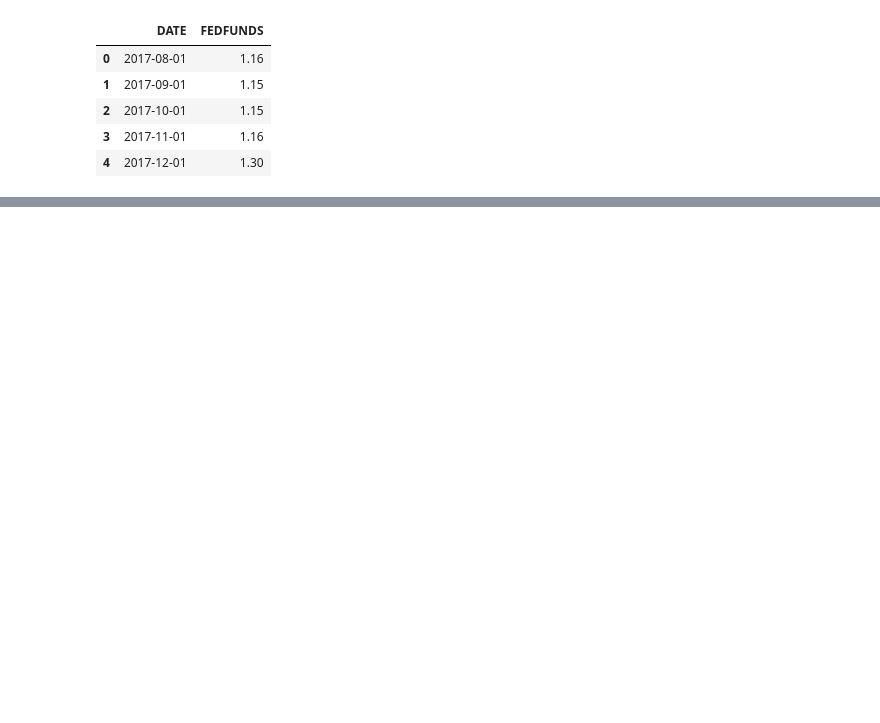
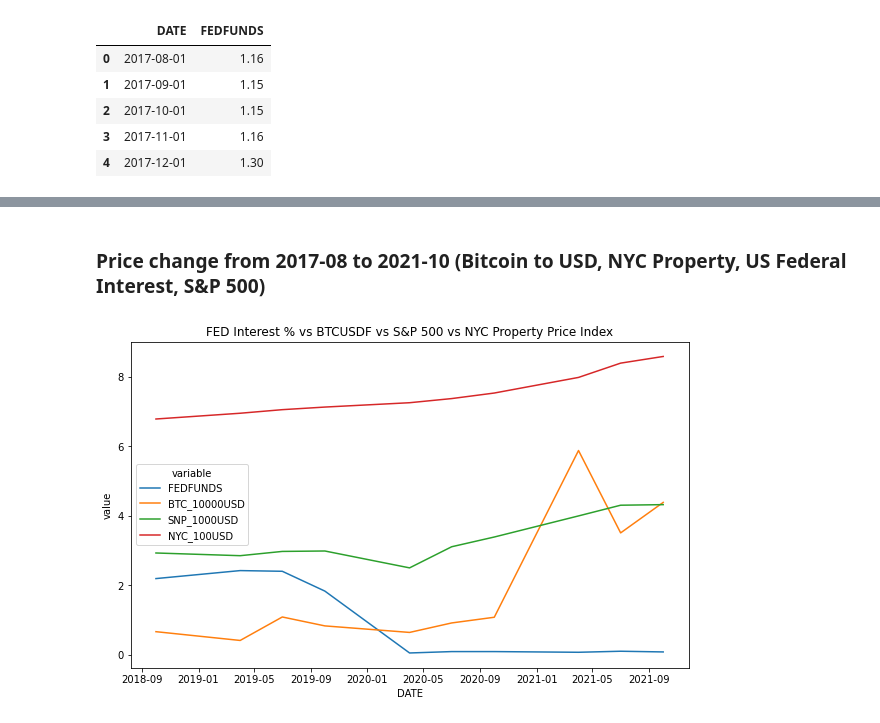
Before and after one commit to daeisbae/BTC-SNP500-FEDInterest-Analysis, a Jupyter notebook: data_analysis.ipynb, the cells around one changed output, grey strips where cells are left out. Cells and saved outputs as stored; diff of their text form; code cells hidden in the pictures; blank space fills up the shorter version.

```diff
--- a/data_analysis.ipynb
+++ b/data_analysis.ipynb
@@ -58,0 +118,7 @@ sns.lineplot(x="DATE", y="BTC_10000USD", data=combine_df)
+# %% [markdown]
+### Price change from 2017-08 to 2021-10 (Bitcoin to USD, NYC Property, US Federal Interest, S&P 500)
+# %%
+plot = sns.lineplot(x="DATE", y="value", data=pd.melt(combine_df, ['DATE']), hue='variable')
+plot.set_title('FED Interest % vs BTCUSDF vs S&P 500 vs NYC Property Price Index');
+# %% [output]
+[figure, added]
```
Also changed, not shown: parts of 24 cells of this notebook.
